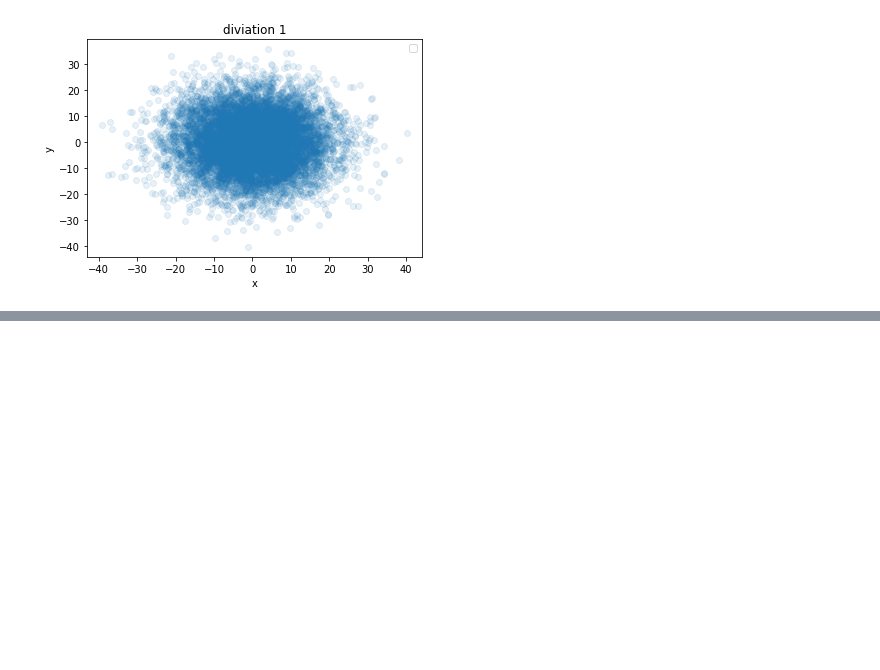
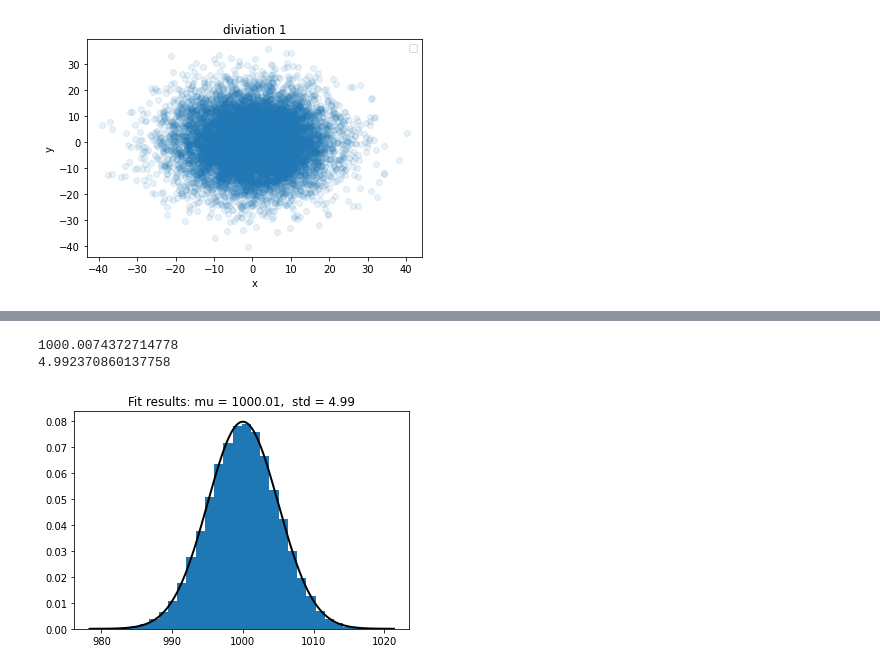
Before and after one commit to kristevalex/jupyterlab-tutorial, a Jupyter notebook: stddistrib.ipynb, the cells around one changed output, grey strips where cells are left out. Drawn from its saved outputs; the diff is of its cells as text; code cells hidden in the pictures; blank space fills up the shorter version.

```diff
--- a/stddistrib.ipynb
+++ b/stddistrib.ipynb
@@ -107,0 +107,19 @@ KeyboardInterrupt: ignored
+# %%
+fit = norm.fit(df2.x)
+print(fit[0])
+print(fit[1])
+# %% [output]
+1000.0074372714778
+4.992370860137758
+# %%
+plt.hist(df2.x, bins=30, density=True)
+
+xmin, xmax = plt.xlim()
+x = np.linspace(xmin, xmax, 1000)
+p = norm.pdf(x, fit[0], fit[1])
+plt.plot(x, p, 'k', linewidth=2)
+title = "Fit results: mu = %.2f,  std = %.2f" % (fit[0], fit[1])
+plt.title(title)
+plt.show()
+# %% [output]
+[figure, added]
```
Also changed, not shown: parts of 3 cells of this notebook.
